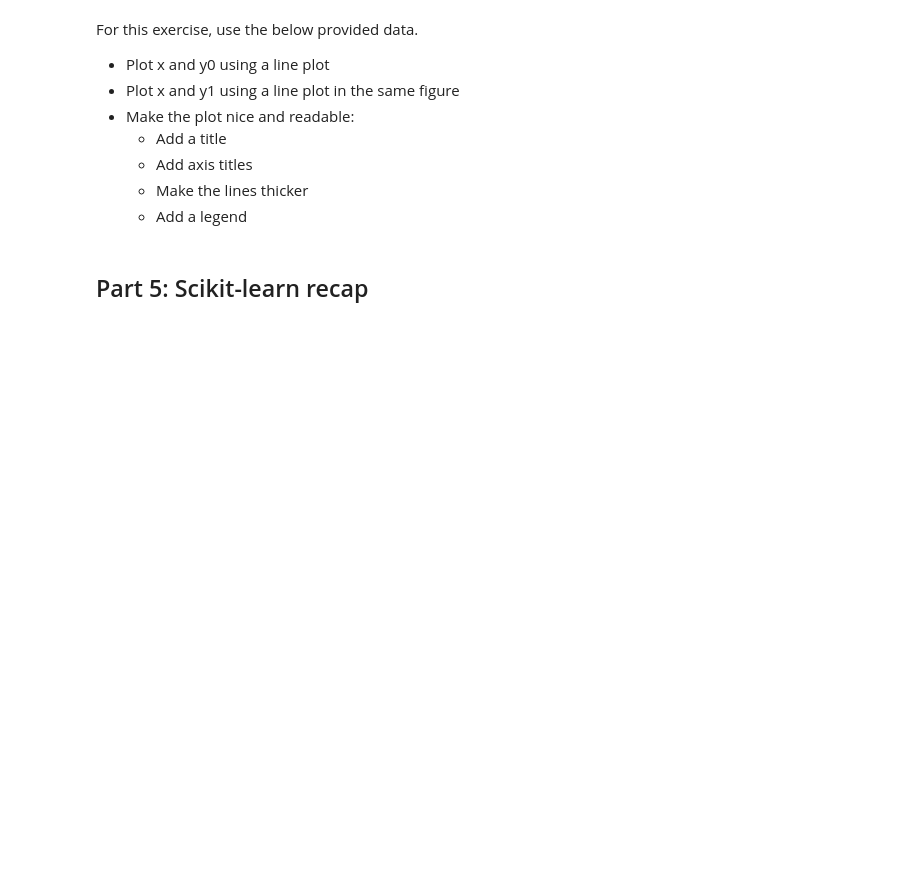
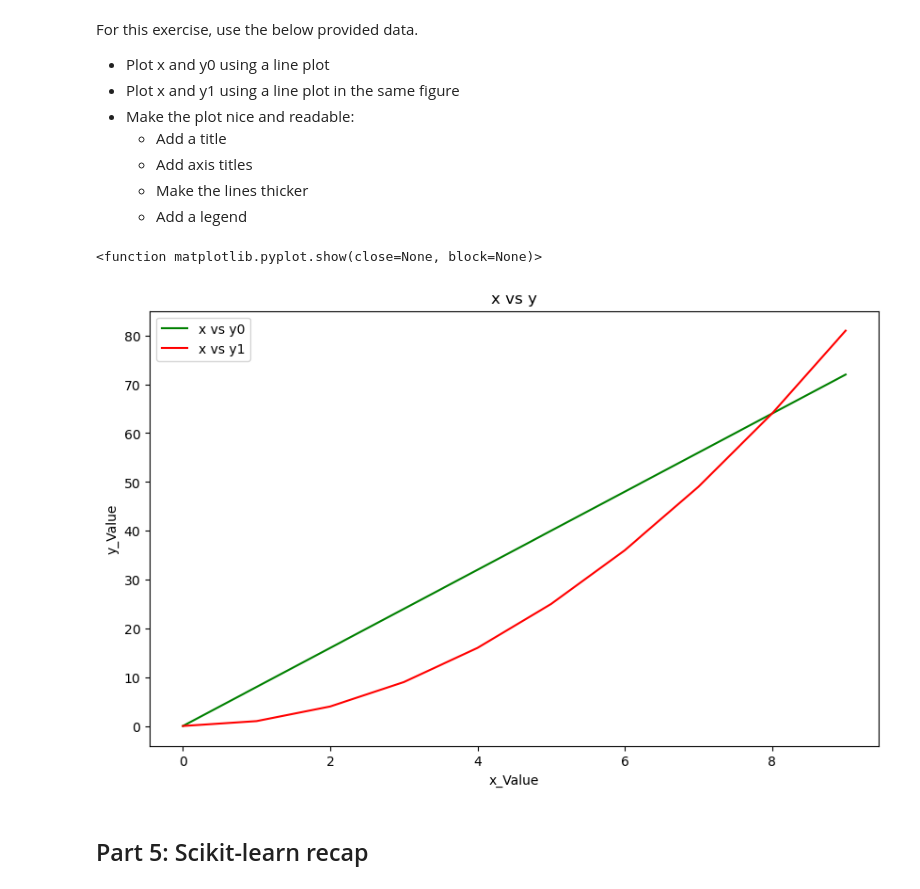
Before and after one commit to Simon-Simonsen/ML_Exercises, a Jupyter notebook: Week1_exercises/python_exercises.ipynb, the cells around one changed output. Drawn from its saved outputs; the diff is of its cells as text; code cells hidden in the pictures; blank space fills up the shorter version.

```diff
--- a/Week1_exercises/python_exercises.ipynb
+++ b/Week1_exercises/python_exercises.ipynb
@@ -355,6 +455,18 @@ x = list(range(10))
 y0, y1 = list(np.arange(10)*8), list(np.arange(10)**2)
 # %%
 # Your solution here...
+fig, ax = plt.subplots(figsize=(10,6))
+
+ax.plot(x,y0, color="Green", label="x vs y0")
+ax.plot(x,y1, color="Red", label = "x vs y1")
+ax.set_xlabel("x_Value")
+ax.set_ylabel("y_Value")
+ax.set_title("x vs y")
+ax.legend()
+plt.show
+# %% [output]
+<function matplotlib.pyplot.show(close=None, block=None)>
+[figure, added]
 # %% [markdown]
 ## Part 5: Scikit-learn recap
 # %% [markdown]
```
Also changed, not shown: parts of 16 cells of this notebook, 1 other file.
